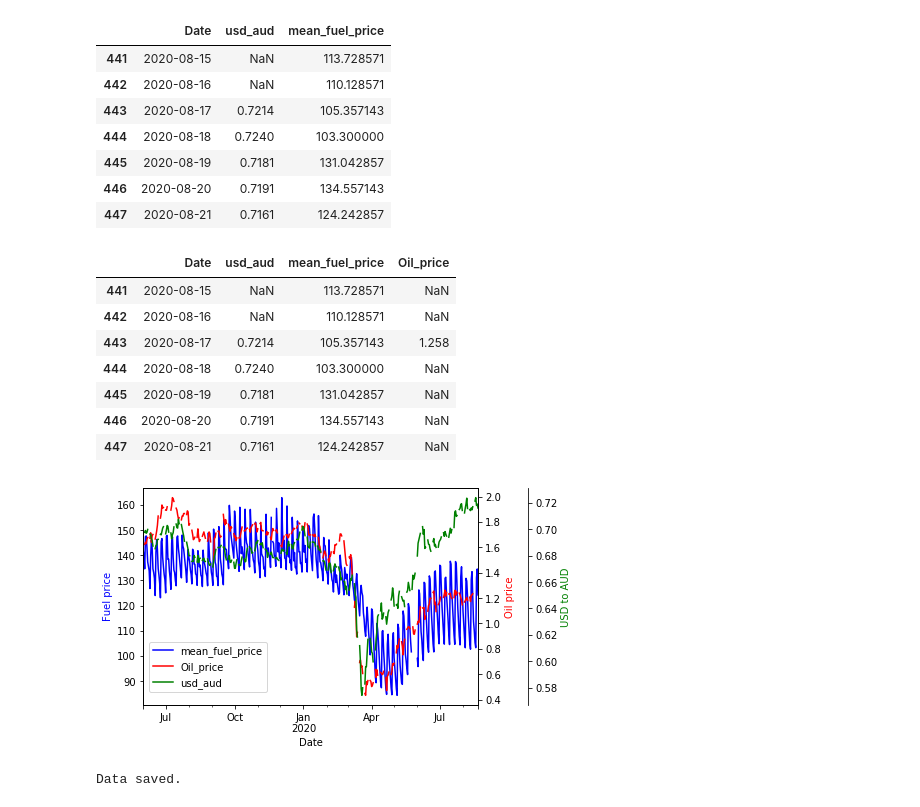
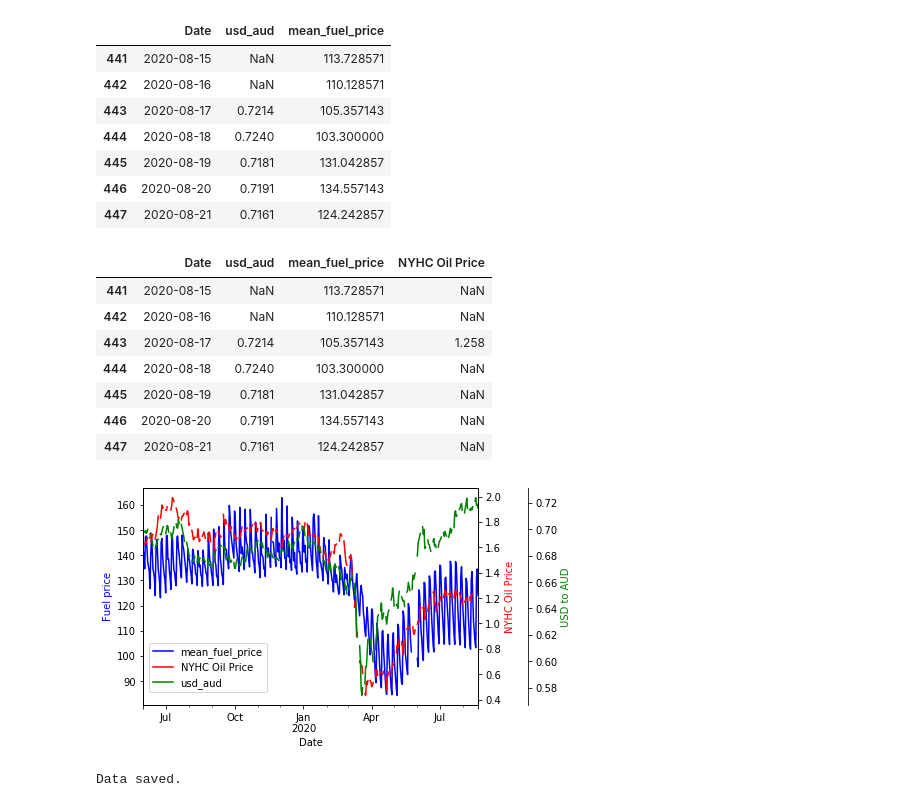
Before and after one commit to jbjbjb1/demo_fuel_project, a Jupyter notebook: explore/1_collect_data.ipynb, the cells around one changed output. Cells and saved outputs as stored; diff of their text form; code cells hidden in the pictures.

```diff
--- a/explore/1_collect_data.ipynb
+++ b/explore/1_collect_data.ipynb
@@ -109,5 +109,5 @@ fuel_prices_df_arm_daily_mean_out.rename(columns = {'PUBLISH_DATE':'Date', 'PROD
 # %% [markdown]
 ## Oil prices
 # %%
-oil = pd.read_csv('data/oil/New_York_Harbor_Conventional_Gasoline_Regular_Spot_Price_FOB.csv', skiprows=5, names=["Date","Oil_price"])
+oil_nyhc = pd.read_csv('data/oil/New_York_Harbor_Conventional_Gasoline_Regular_Spot_Price_FOB.csv', skiprows=5, names=["Date","NYHC Oil Price"])
 # %%
@@ -133,10 +133,10 @@ dtypes: float64(1), object(1)
 memory usage: 134.6+ KB
 # %%
 # Change the dates to datetime format
-oil.loc[:, 'Date'] = pd.to_datetime(oil.loc[:, 'Date'], format='%m/%d/%Y')
+oil_nyhc.loc[:, 'Date'] = pd.to_datetime(oil_nyhc.loc[:, 'Date'], format='%m/%d/%Y')
 # %%
 # Remove all data before 2019-06-01
-mask = oil['Date'] >= np.datetime64('2019-06-01')
-oil_df = oil[mask]
-oil_df
+mask = oil_nyhc['Date'] >= np.datetime64('2019-06-01')
+oil_nyhc_df = oil_nyhc[mask]
+oil_nyhc_df
 # %% [output]
@@ -294,10 +311,10 @@ df.tail(7)
 | 447 | 2020-08-21 | 0.7161 | 124.242857 |
 # %%
 # Add in oil price
-df = df.merge(oil_df, how='left')
+df = df.merge(oil_nyhc_df, how='left')
 df.tail(7)
 # %% [output]
-|  | Date | usd_aud | mean_fuel_price | Oil_price |
+|  | Date | usd_aud | mean_fuel_price | NYHC Oil Price |
 | 441 | 2020-08-15 | NaN | 113.728571 | NaN |
 | 442 | 2020-08-16 | NaN | 110.128571 | NaN |
 | 443 | 2020-08-17 | 0.7214 | 105.357143 | 1.258 |
@@ -308,25 +325,25 @@ df.tail(7)
 # %%
 # Let's plot the raw data
 ax = df.plot(x="Date", y="mean_fuel_price", legend=False, color="b")
 ax2 = ax.twinx()
-df.plot(x="Date", y="Oil_price", ax=ax2, legend=False, color="r")
+df.plot(x="Date", y="NYHC Oil Price", ax=ax2, legend=False, color="r")
 ax3 = ax.twinx()
 ax3.spines["right"].set_position(("axes", 1.15))
 df.plot(x="Date", y="usd_aud", ax=ax3, legend=False, color="g")
 
 ax.set_xlabel("Date")
 ax.set_ylabel("Fuel price")
-ax2.set_ylabel("Oil price")
+ax2.set_ylabel("NYHC Oil Price")
 ax3.set_ylabel("USD to AUD")
 
 ax.yaxis.label.set_color(color="b")
 ax2.yaxis.label.set_color(color="r")
 ax3.yaxis.label.set_color(color="g")
 
 ax.figure.legend(bbox_to_anchor=(0.11, 0.2), loc='lower left')
 plt.show()
 # %% [output]
-[figure, old version]
+[figure, new version]
 # %%
 df.to_pickle('data.pkl')
 print('Data saved.')
```
Also changed, not shown: parts of 10 cells of this notebook, 8 other files.
